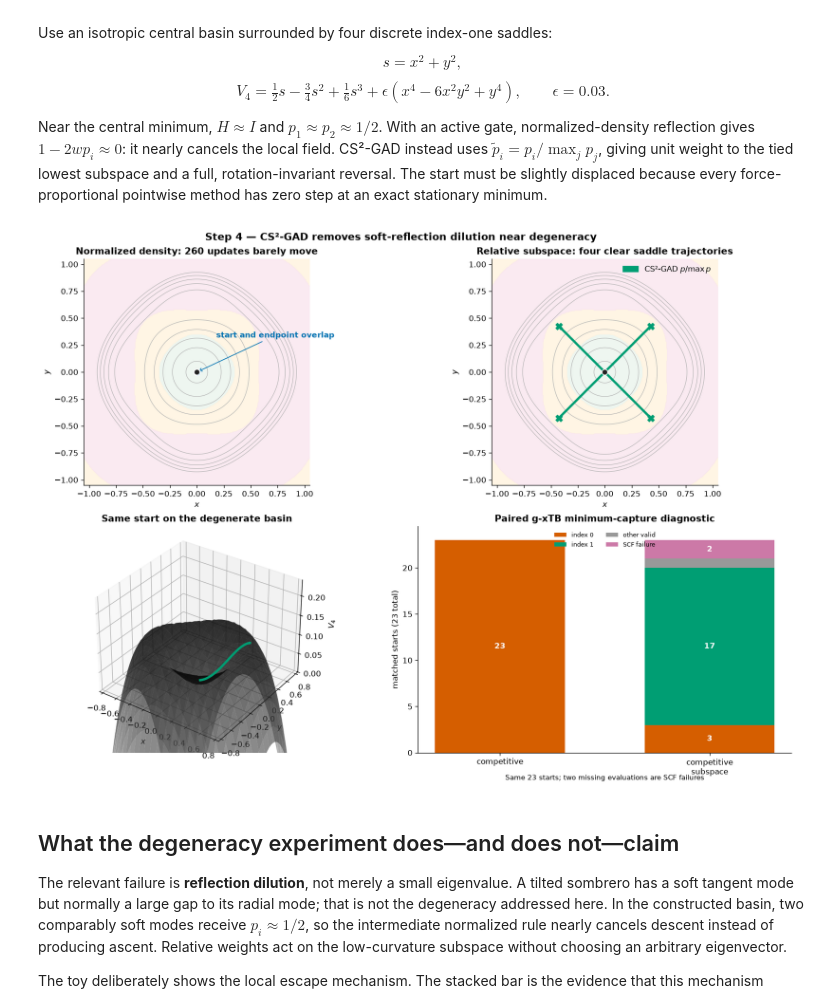
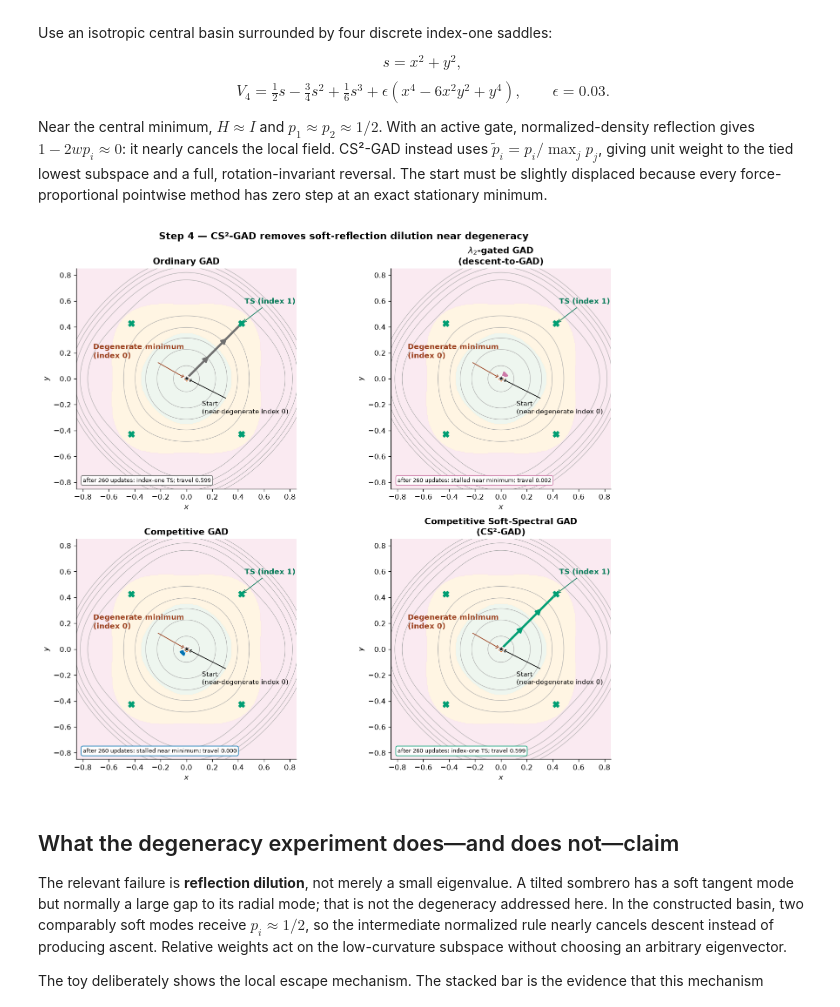
Before and after one commit to memo-ozdincer/GAD_plus, a Jupyter notebook: examples/gad_mechanism_failure_atlas.ipynb, the cells around one changed output. Drawn from its saved outputs; the diff is of its cells as text; code cells hidden in the pictures.

```diff
--- a/examples/gad_mechanism_failure_atlas.ipynb
+++ b/examples/gad_mechanism_failure_atlas.ipynb
@@ -278,92 +259,50 @@ Near the central minimum, $H\approx I$ and $p_1\approx p_2\approx1/2$. With an a
 # %%
 EPS4=.03
 def E4(q):
     x,y=q; s=x*x+y*y
     return .5*s-.75*s*s+s**3/6 + EPS4*(x**4-6*x*x*y*y+y**4)
 
 def g4(q):
     x,y=q; s=x*x+y*y
     radial=(1-3*s+s*s)*np.array([x,y])
     anis=EPS4*np.array([4*x**3-12*x*y*y,4*y**3-12*x*x*y])
     return radial+anis
 
 def H4(q):
     x,y=q; s=x*x+y*y; v=np.array([x,y])
     H=(1-3*s+s*s)*np.eye(2)+4*(-1.5+s)*np.outer(v,v)
     H+=EPS4*np.array([[12*x*x-12*y*y,-24*x*y],[-24*x*y,12*y*y-12*x*x]])
     return H
 
-def soft_step4(q, relative=False, tau=.18, R=.018):
-    lam,U=np.linalg.eigh(H4(q)); c=U.T@g4(q); sH=max(np.sqrt(np.mean(lam**2)),1e-12)
-    z=lam/(tau*sH); p=np.exp(-z-np.max(-z)); p/=p.sum()
-    neg=sigmoid(-z); w2=sigmoid(z[1])
-    Asoft=np.sum(p*c*c); Aextra=np.sum(neg*(1-p)**2*c*c)
-    chi=Asoft/(Asoft+Aextra) if Asoft+Aextra>0 else 0.0
-    w=w2+(1-w2)*chi; r=p/p.max() if relative else p
-    b=(1-2*w*r)*c; mu=np.linalg.norm(b)/R if np.linalg.norm(b)>0 else 0.0
-    step=U@(-b/np.sqrt(lam*lam+mu*mu))
-    return step,dict(lam=lam,p=p,w=w,r=r,multiplier=1-2*w*r)
-
-def trace4(start,relative,steps=260):
-    path=[np.asarray(start,dtype=float)]; diagnostics=[]
-    for _ in range(steps):
-        dq,diag=soft_step4(path[-1],relative=relative); diagnostics.append(diag)
-        path.append(path[-1]+dq)
-    return np.asarray(path),diagnostics
-
-angles=np.pi/4+np.arange(4)*np.pi/2
-starts4=[.003*np.array([np.cos(a),np.sin(a)]) for a in angles]
-density_paths=[trace4(s,False)[0] for s in starts4]
-relative_paths=[trace4(s,True)[0] for s in starts4]
+audit_surface(g4,H4,[(0,0),(.003,.003),(.4,.4)])
+start4=.003*np.array([2**-.5,2**-.5])
+paths4={m:policy_trace(start4,g4,H4,m,R=.018,steps=260)[0] for m in METHODS}
 
 grid4=np.linspace(-1.05,1.05,360); X4,Y4=np.meshgrid(grid4,grid4)
 S4=X4*X4+Y4*Y4
 Z4=.5*S4-.75*S4**2+S4**3/6+EPS4*(X4**4-6*X4*X4*Y4*Y4+Y4**4)
-idx4=np.empty_like(X4,dtype=int)
-for ij in np.ndindex(X4.shape):
-    idx4[ij]=np.sum(np.linalg.eigvalsh(H4((X4[ij],Y4[ij])))<0)
-
-fig=plt.figure(figsize=(14.2,10.0),constrained_layout=True)
-axes=[fig.add_subplot(2,2,1),fig.add_subplot(2,2,2),fig.add_subplot(2,2,3,projection='3d'),fig.add_subplot(2,2,4)]
-for ax,title in [(axes[0],'Normalized density: 260 updates barely move'),(axes[1],'Relative subspace: four clear saddle trajectories')]:
-    ax.contourf(X4,Y4,idx4,levels=[-.5,.5,1.5,2.5],cmap=INDEX_CMAP,alpha=.78)
-    ax.contour(X4,Y4,Z4,levels=np.linspace(.005,.23,13),colors='#AFAFAF',linewidths=.65)
-    finish_plane(ax,(-1.05,1.05),title)
-for path in density_paths:
-    axes[0].plot(path[:,0],path[:,1],color=COLORS['competitive'],lw=3)
-    axes[0].scatter(*path[-1],s=65,color=COLORS['competitive'],edgecolor='white',zorder=6)
-for path in relative_paths:
-    axes[1].plot(path[:,0],path[:,1],color=COLORS['subspace'],lw=3)
-    axes[1].scatter(*path[-1],marker='X',s=75,color=COLORS['subspace'],zorder=6)
-for ax in axes[:2]:
-    ax.scatter([0],[0],s=55,color='#222222',edgecolor='white',zorder=7,label='near-degenerate minimum')
-axes[0].annotate('start and endpoint overlap',xy=(0,0),xytext=(.18,.32),arrowprops=dict(arrowstyle='->',color=COLORS['competitive']),color=COLORS['competitive'],fontweight='bold')
-axes[1].legend(handles=[Patch(color=COLORS['subspace'],label=r'CS²-GAD $p/\max p$')],frameon=False,loc='upper right')
-
-ax=axes[2]; stride=7
-ax.plot_surface(X4[::stride,::stride],Y4[::stride,::stride],Z4[::stride,::stride],cmap='Greys',alpha=.58,linewidth=0)
-for path,color in [(density_paths[0],COLORS['competitive']),(relative_paths[0],COLORS['subspace'])]:
-    ax.plot(path[:,0],path[:,1],[E4(q)+.004 for q in path],color=color,lw=3,zorder=10)
-ax.set(xlim=(-.85,.85),ylim=(-.85,.85),zlim=(0,.24),xlabel='$x$',ylabel='$y$',zlabel='$V_4$',title='Same start on the degenerate basin')
-ax.view_init(32,-55)
-
-categories=['index 0','index 1','other valid','SCF failure']
-baseline=np.array([23,0,0,0]); refined=np.array([3,17,1,2])
-cat_colors=['#D55E00','#009E73','#999999','#CC79A7']
-bottom=np.zeros(2)
-for i,(cat,color) in enumerate(zip(categories,cat_colors)):
-    vals=np.array([baseline[i],refined[i]])
-    axes[3].bar(['competitive','competitive\nsubspace'],vals,bottom=bottom,color=color,label=cat,width=.62)
-    for j,val in enumerate(vals):
-        if val>=2: axes[3].text(j,bottom[j]+val/2,str(val),ha='center',va='center',color='white',fontweight='bold')
-    bottom+=vals
-axes[3].set(ylim=(0,24.5),ylabel='matched starts (23 total)',title='Paired g-xTB minimum-capture diagnostic')
-axes[3].legend(frameon=False,ncol=2,loc='upper center',fontsize=8)
-axes[3].text(.5,-.12,'Same 23 starts; two missing evaluations are SCF failures',transform=axes[3].transAxes,ha='center',fontsize=9)
+idx4=exact_index_grid(H4,X4,Y4)
+inner_s=(3+4*EPS4-np.sqrt((3+4*EPS4)**2-4))/2; rts=np.sqrt(inner_s)
+ts_angles=np.pi/4+np.arange(4)*np.pi/2; ts4=np.array([[rts*np.cos(a),rts*np.sin(a)] for a in ts_angles])
+fig,axes=plt.subplots(2,2,figsize=(12.0,10.6),constrained_layout=True)
+for ax,method in zip(axes.flat,METHODS):
+    path=paths4[method]; method_panel(ax,X4,Y4,Z4,idx4,path,method,xlim=(-.85,.85),ylim=(-.85,.85),levels=np.linspace(.005,.23,13))
+    ax.scatter([0],[0],s=65,color='#D55E00',edgecolor='white',zorder=8)
+    ax.annotate('Degenerate minimum\n(index 0)',(0,0),xytext=(-.72,.16),color='#9A3E1C',fontweight='bold',
+                arrowprops=dict(arrowstyle='->',color='#9A3E1C'))
+    ax.scatter(ts4[:,0],ts4[:,1],marker='X',s=70,color='#009E73',zorder=8)
+    ax.annotate('TS (index 1)',ts4[0],xytext=(.45,.58),color='#087B59',fontweight='bold',
+                arrowprops=dict(arrowstyle='->',color='#087B59'))
+    ax.scatter(*start4,marker='*',s=115,color='#222222',edgecolor='white',zorder=9)
+    ax.annotate('Start\n(near-degenerate index 0)',start4,xytext=(.12,-.27),arrowprops=dict(arrowstyle='->'),fontsize=9)
+    terminal_index=np.sum(np.linalg.eigvalsh(H4(path[-1]))<0); travelled=np.linalg.norm(path[-1]-path[0])
+    terminal_kind='index-one TS' if terminal_index==1 else ('stalled near minimum' if travelled<.02 else 'index-zero endpoint')
+    ax.text(.03,.03,f'after 260 updates: {terminal_kind}; travel {travelled:.3f}',transform=ax.transAxes,fontsize=8,
+            bbox=dict(boxstyle='round,pad=.3',fc='white',ec=COLORS[method],alpha=.92))
 fig.suptitle('Step 4 — CS²-GAD removes soft-reflection dilution near degeneracy',fontsize=13,fontweight='bold')
 plt.show()
 # %% [output]
-[figure, old version]
+[figure, new version]
 # %% [markdown]
 ## What the degeneracy experiment does—and does not—claim
 
```
Also changed, not shown: parts of 4 cells of this notebook.
